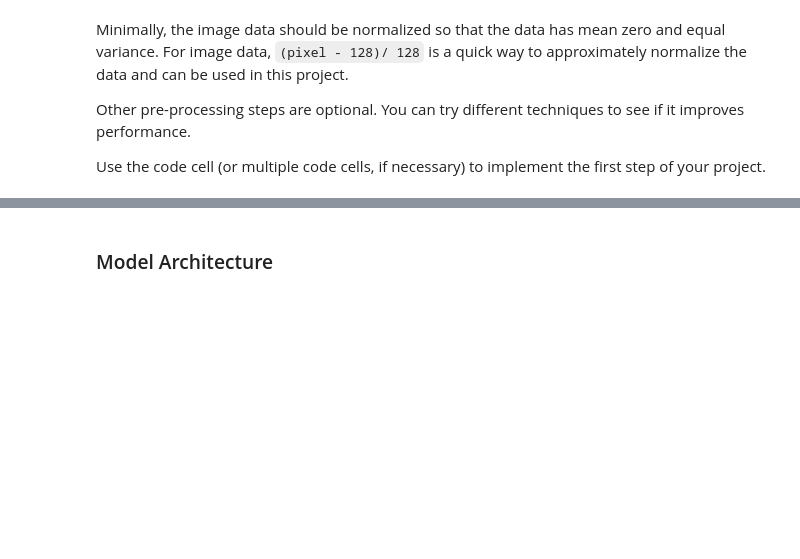
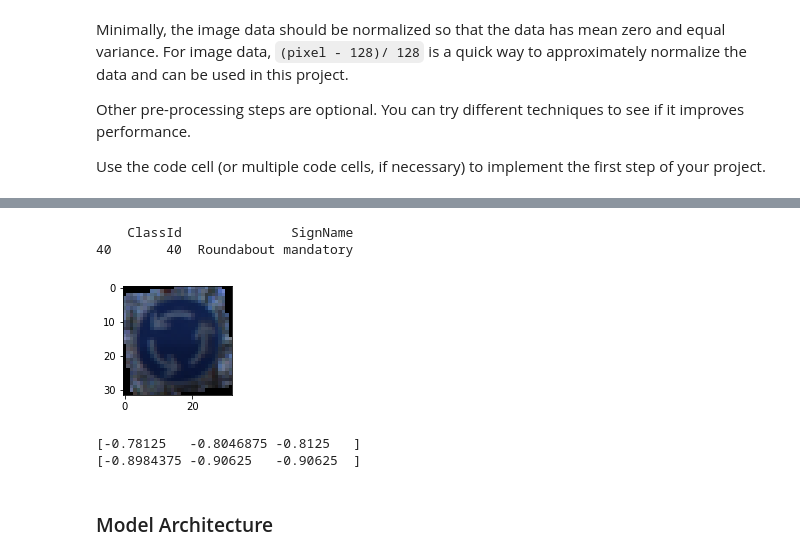
Before and after one commit to xiayan0118/sdcn_traffic_sign_classifier, a Jupyter notebook: Traffic_Sign_Classifier.ipynb, the cells around one changed output, grey strips where cells are left out. Drawn from its saved outputs; the diff is of its cells as text; code cells hidden in the pictures; blank space fills up the shorter version.

```diff
--- a/Traffic_Sign_Classifier.ipynb
+++ b/Traffic_Sign_Classifier.ipynb
@@ -161,0 +221,11 @@ X_valid = (X_valid - 128)/128
+# %%
+rindex = random.randint(0, len(X_train_a))
+rimage = X_train_a[rindex].squeeze()
+
+plt.figure(figsize=(2,2))
+plt.imshow(np.uint8(rimage))
+print(sign_names[sign_names['ClassId'] == y_train_a[rindex]])
+# %% [output]
+    ClassId              SignName
+40       40  Roundabout mandatory
+[figure, added]
@@ -162,3 +235,21 @@ X_valid = (X_valid - 128)/128
+# %%
+# Run this cell in test phase
+# Normalize features
+X_train_o = X_train.astype(np.float32)
+X_valid_o = X_valid.astype(np.float32)
+
+if not TEST_MODE:
+    X_train_a = (X_train_a - 128)/128
+X_train_o = (X_train_o - 128)/128
+X_valid_o = (X_valid_o - 128)/128
+
+if not TEST_MODE:
+    print(X_train_a[0,0,0])
+print(X_train_o[0,0,0])
+print(X_valid_o[0,0,0])
+# %% [output]
+[-0.78125   -0.8046875 -0.8125   ]
+[-0.8984375 -0.90625   -0.90625  ]
 # %% [markdown]
 ### Model Architecture
 # %%
```
Also changed, not shown: parts of 15 cells of this notebook.
